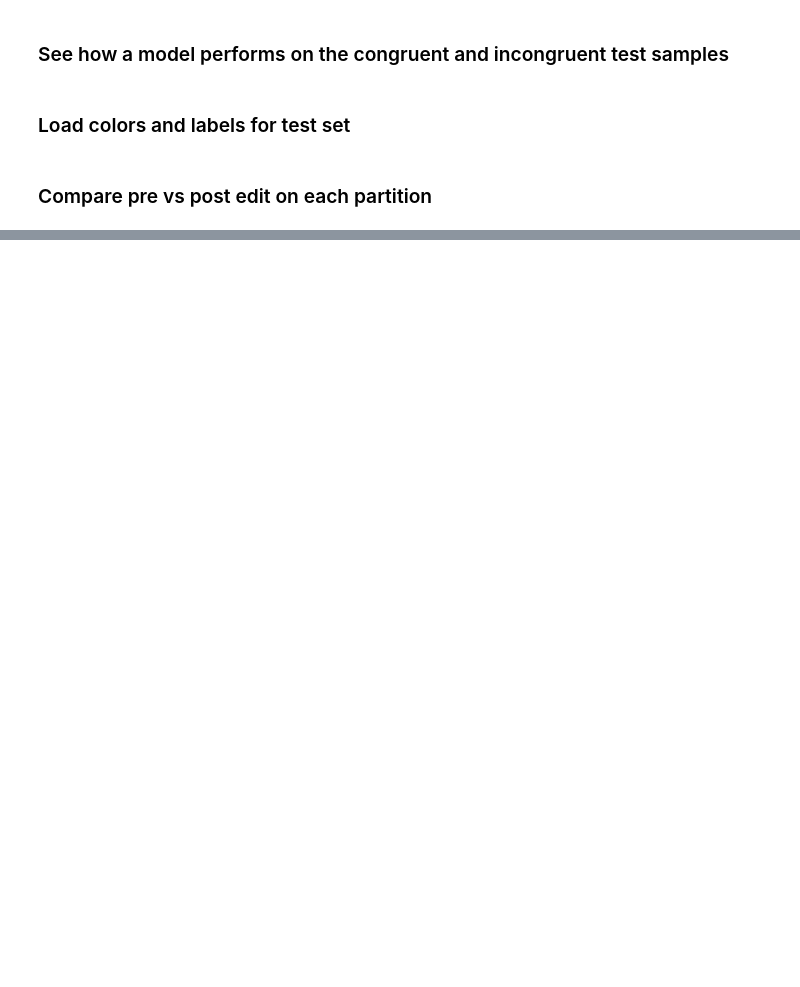
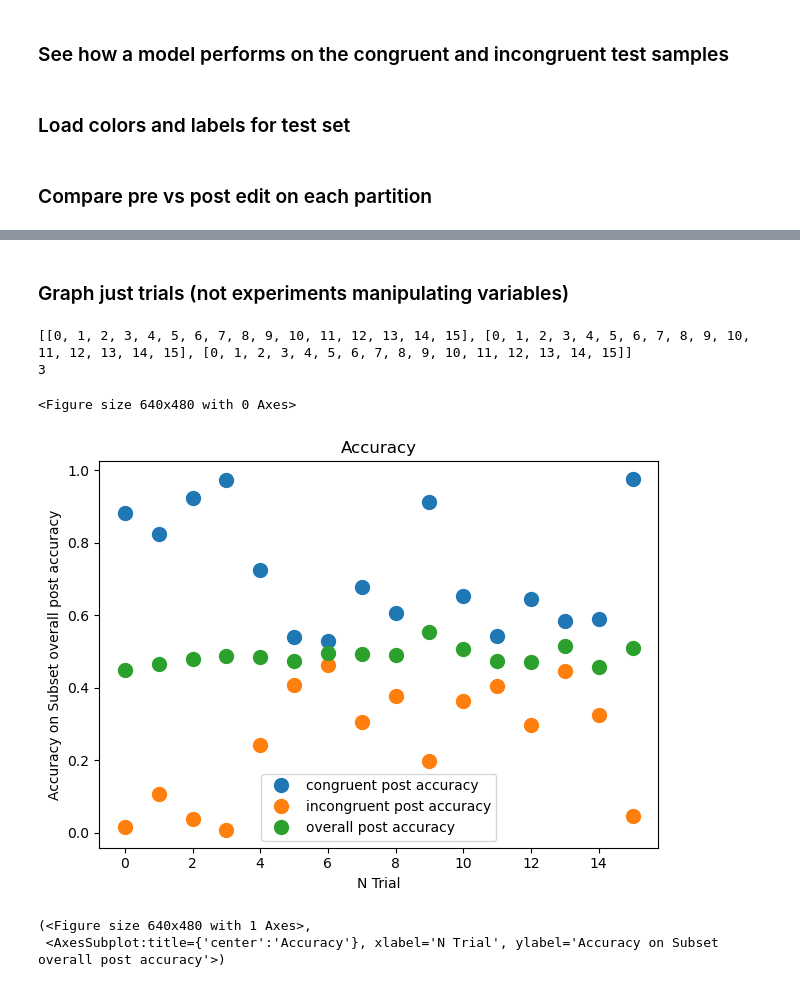
Before and after one commit to allisonchen23/model-editing, a Jupyter notebook: MNIST_performance_subclass_breakdown.ipynb, the cells around one changed output, grey strips where cells are left out. Drawn from its saved outputs; the diff is of its cells as text; code cells hidden in the pictures; blank space fills up the shorter version.

```diff
--- a/MNIST_performance_subclass_breakdown.ipynb
+++ b/MNIST_performance_subclass_breakdown.ipynb
@@ -62,7 +62,7 @@ incongruent_idxs_path = os.path.join(data_dir, 'test_incongruent_idxs.pt')
 congruent_idxs = torch.load(congruent_idxs_path)
 incongruent_idxs = torch.load(incongruent_idxs_path)
 # %%
-trial_paths_path = 'saved/edit_2_Spurious_MNIST/method_eac/debug/LeNet/0323_110318/trial_paths.txt'
+trial_paths_path = 'saved/edit_2_Spurious_MNIST/method_eac/LeNet-patches/0324_170216/trial_paths.txt'
 trial_paths = read_lists(trial_paths_path)
 trial_dir = os.path.dirname(trial_paths_path)
 # %%
@@ -105,10 +105,10 @@ def print_and_save_partitioned_results(pre_edit_predictions: np.array,
             metric_value = metrics[status][metric_name]
             if np.isscalar(metric_value):
                 metric_str +="{:.4f} ".format(metric_value)
-                row_data['{} {} {}'.format(partition_name, status, metric_name)] = metric_value
             else:
                 metric_str +="{} ".format(metric_value)
-                row_data[metric_name] = metric_value
+            # Add to row_data to append to DF
+            row_data['{} {} {}'.format(partition_name, status, metric_name)] = metric_value
             if status == 'pre':
                 metric_str += "-> "
         print(metric_str)
@@ -121,6 +121,7 @@ def print_summary(congruent_idxs: np.array,
                   pre_edit_predictions: np.array,
                   post_edit_predictions: np.array,
                   test_labels: np.array,
+                  metric_names: list,
                   mean_only=True):
     n_trials = len(pre_edit_predictions)
     assert len(post_edit_predictions) == n_trials
@@ -128,15 +129,11 @@ def print_summary(congruent_idxs: np.array,
     row_data = OrderedDict()
 
     partition_labels = ['congruent', 'incongruent']
-    metric_names = [
-        "accuracy",
-        "per_class_accuracy",
-        "precision",
-        "recall",
-        "f1",
-        "predicted_class_distribution"]
+
     metric_fns = [getattr(module_metric, metric_name) for metric_name in metric_names]
 
+    true_class_distribution = module_metric.predicted_class_distribution(test_labels, n_classes=10)
+    row_data['overall predicted_class_distribution true'] = true_class_distribution
     print("Overall test set performance")
 
     row_data = print_and_save_partitioned_results(
@@ -158,6 +155,8 @@ def print_summary(congruent_idxs: np.array,
         partitioned_pre_edit_predictions = pre_edit_predictions[idxs]
         partitioned_post_edit_predictions = post_edit_predictions[idxs]
 
+        partitioned_true_class_distribution = module_metric.predicted_class_distribution(partitioned_labels, n_classes=10)
+        row_data['{} predicted_class_distribution true'.format(congruency_str)] = partitioned_true_class_distribution
         row_data = print_and_save_partitioned_results(
             pre_edit_predictions=partitioned_pre_edit_predictions,
             post_edit_predictions=partitioned_post_edit_predictions,
@@ -228,0 +288,38 @@ Saved csv to saved/edit_2_Spurious_MNIST/method_eac/debug/LeNet/0323_110318/resu
+# %% [markdown]
+### Graph just trials (not experiments manipulating variables)
+# %%
+partitions = ['congruent post accuracy', 'incongruent post accuracy', 'overall post accuracy']
+xs = []
+ys = []
+for partition in partitions:
+    xs.append([i for i in range(len(df)//2)])
+    ys.append(df[partition].to_numpy()[:16])
+    labels = []
+    # for edit_idx in range(3):
+    #     rows = df[df['path'].str.contains('edit_idx_{}'.format(edit_idx))]
+        # ys = [rows[label] for label in labels]
+    # ys.append(rows[partition])
+        # print(rows['path'])
+    # labels.append('{} edit images'.format((edit_idx+1) * 2))
+    save_path = plot_save_path.format('partition_{}'.format(partition))
+
+print(xs)
+print(len(ys))
+
+plot(
+    xs=xs,
+    ys=ys,
+    labels=partitions,
+    title='Accuracy',
+    xlabel='N Trial',
+    ylabel='Accuracy on Subset {}'.format(partition),
+    save_path=None,
+    line=False,
+    show=True)
+# %% [output]
+[[0, 1, 2, 3, 4, 5, 6, 7, 8, 9, 10, 11, 12, 13, 14, 15], [0, 1, 2, 3, 4, 5, 6, 7, 8, 9, 10, 11, 12, 13, 14, 15], [0, 1, 2, 3, 4, 5, 6, 7, 8, 9, 10, 11, 12, 13, 14, 15]]
+3
+<Figure size 640x480 with 0 Axes>
+[figure, added]
+(<Figure size 640x480 with 1 Axes>,
+ <AxesSubplot:title={'center':'Accuracy'}, xlabel='N Trial', ylabel='Accuracy on Subset overall post accuracy'>)
```
Also changed, not shown: parts of 6 cells of this notebook, 7 other files.
